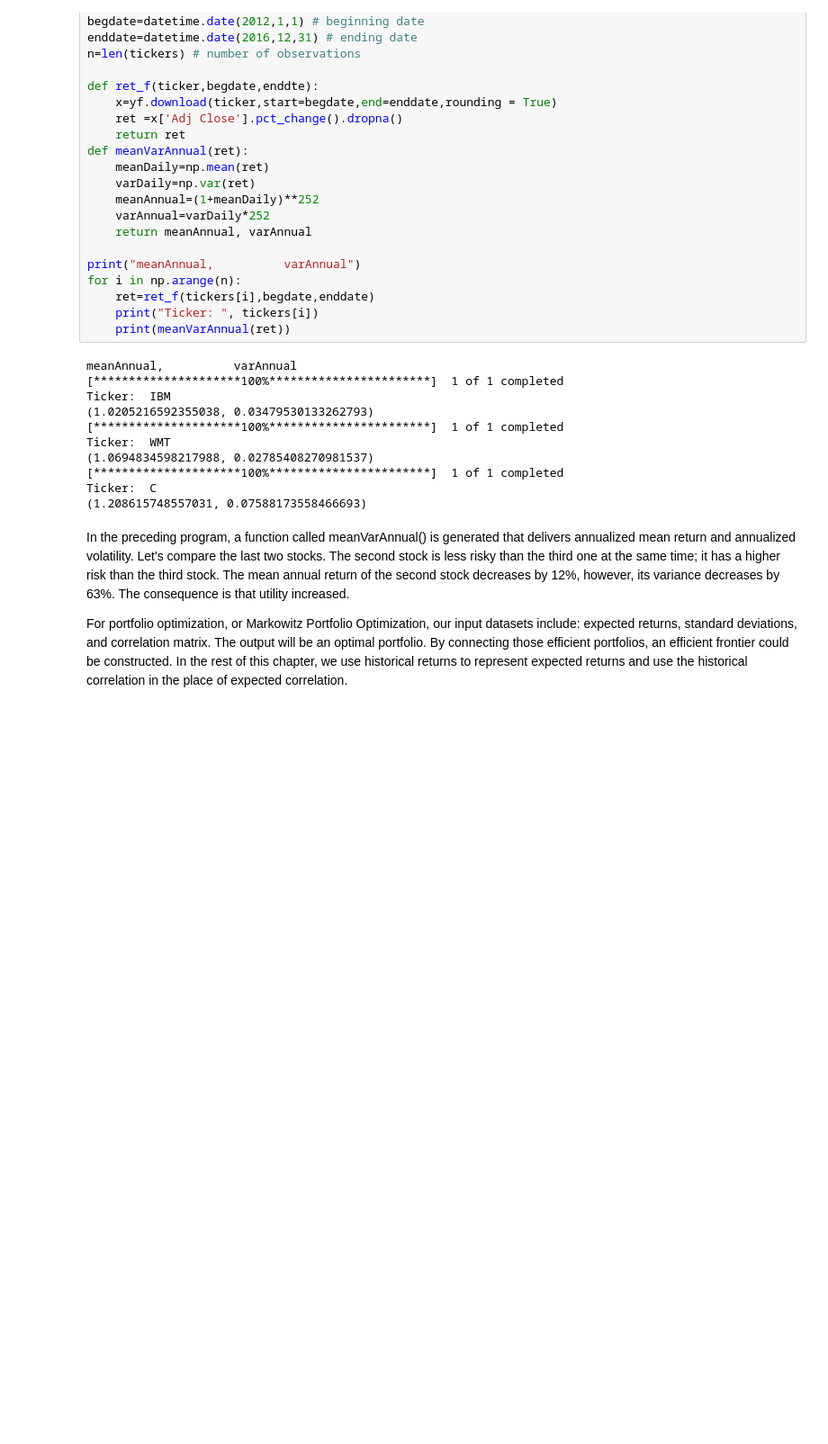
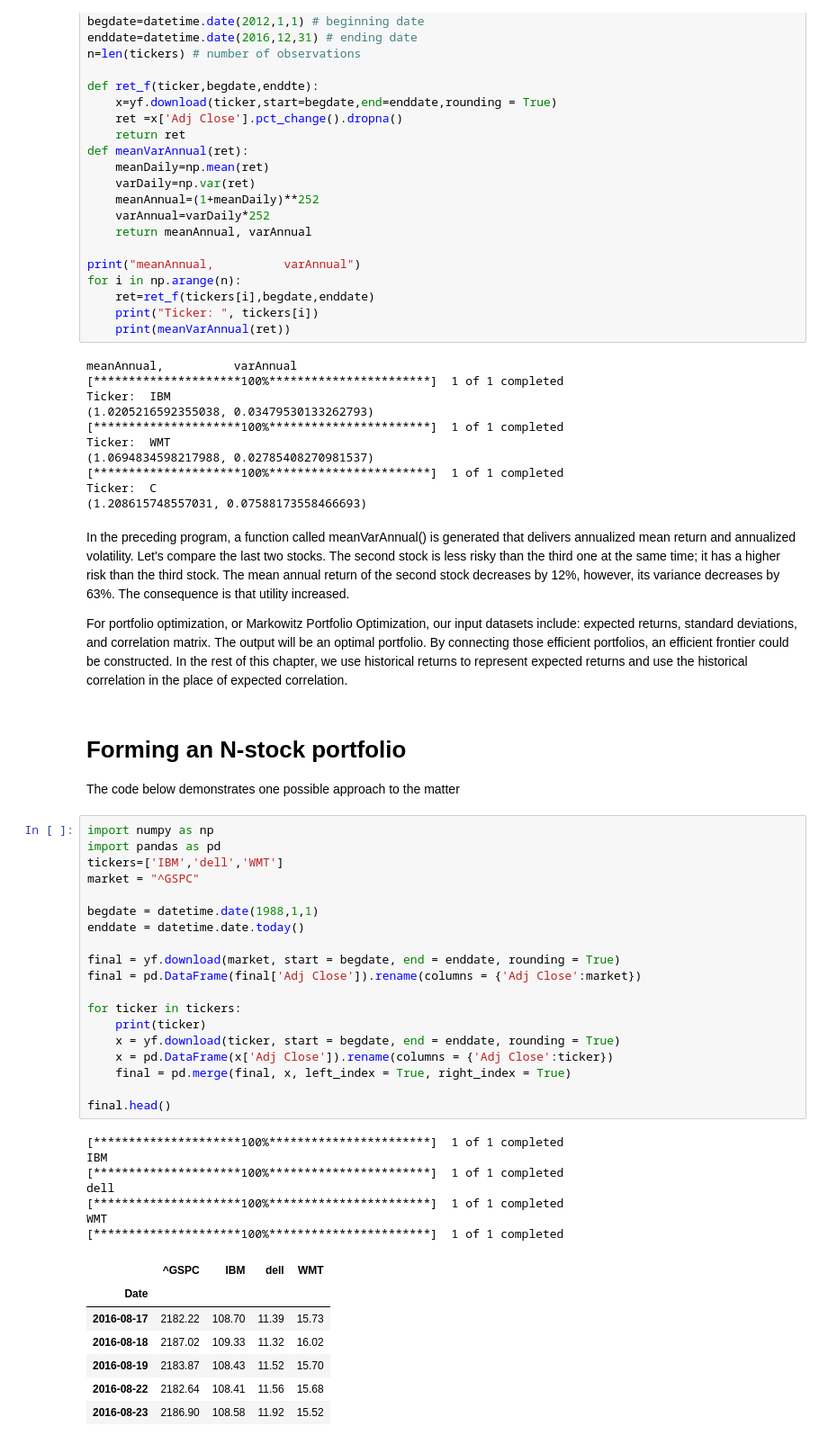
Before and after one commit to leoouyang781/Test-Repository, a Jupyter notebook: Python-For-Finance-2nd-Edition/Chapter 9.ipynb, the cells around one changed output. Shown at 90% size. Cells and saved outputs as stored; diff of their text form; blank space fills up the shorter version.

```diff
--- a/Python-For-Finance-2nd-Edition/Chapter 9.ipynb
+++ b/Python-For-Finance-2nd-Edition/Chapter 9.ipynb
@@ -341,3 +341,41 @@ will be an optimal portfolio. By connecting those efficient portfolios, an effic
 frontier could be constructed. In the rest of this chapter, we use historical returns
 to represent expected returns and use the historical correlation in the place of
 expected correlation.
+# %% [markdown]
+# Forming an N-stock portfolio
+
+The code below demonstrates one possible approach to the matter
+# %%
+import numpy as np
+import pandas as pd
+tickers=['IBM','dell','WMT']
+market = "^GSPC"
+
+begdate = datetime.date(1988,1,1)
+enddate = datetime.date.today()
+
+final = yf.download(market, start = begdate, end = enddate, rounding = True)
+final = pd.DataFrame(final['Adj Close']).rename(columns = {'Adj Close':market})
+
+for ticker in tickers:
+    print(ticker)
+    x = yf.download(ticker, start = begdate, end = enddate, rounding = True)
+    x = pd.DataFrame(x['Adj Close']).rename(columns = {'Adj Close':ticker})
+    final = pd.merge(final, x, left_index = True, right_index = True)
+
+final.head()
+# %% [output]
+[*********************100%***********************]  1 of 1 completed
+IBM
+[*********************100%***********************]  1 of 1 completed
+dell
+[*********************100%***********************]  1 of 1 completed
+WMT
+[*********************100%***********************]  1 of 1 completed
+|  | ^GSPC | IBM | dell | WMT |
+| Date |  |  |  |  |
+| 2016-08-17 | 2182.22 | 108.70 | 11.39 | 15.73 |
+| 2016-08-18 | 2187.02 | 109.33 | 11.32 | 16.02 |
+| 2016-08-19 | 2183.87 | 108.43 | 11.52 | 15.70 |
+| 2016-08-22 | 2182.64 | 108.41 | 11.56 | 15.68 |
+| 2016-08-23 | 2186.90 | 108.58 | 11.92 | 15.52 |
```
Also changed, not shown: parts of 2 cells of this notebook, 6 other files.
